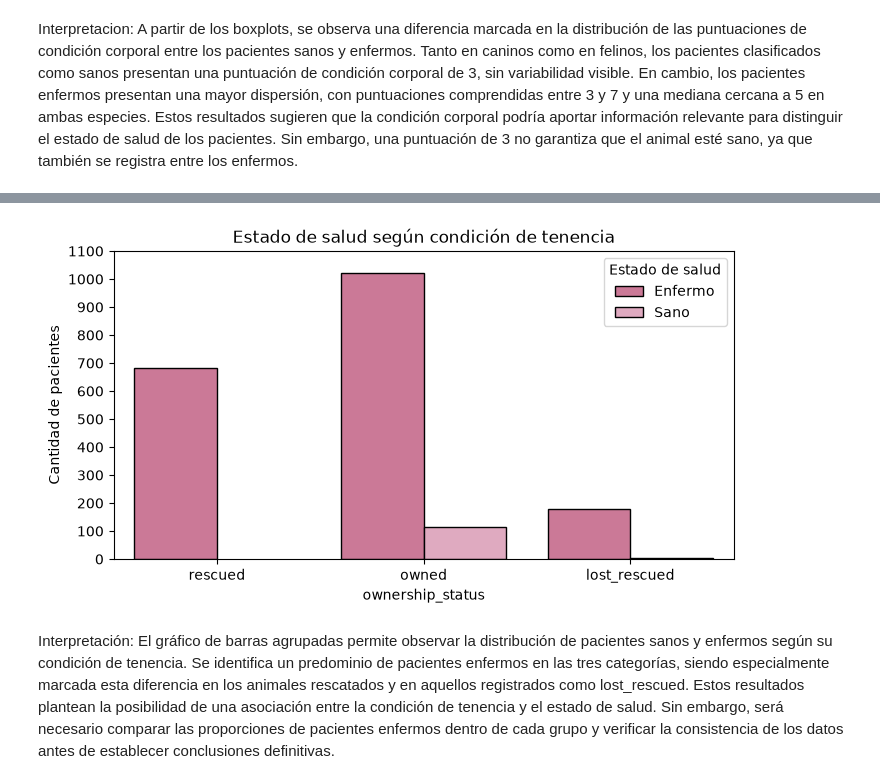
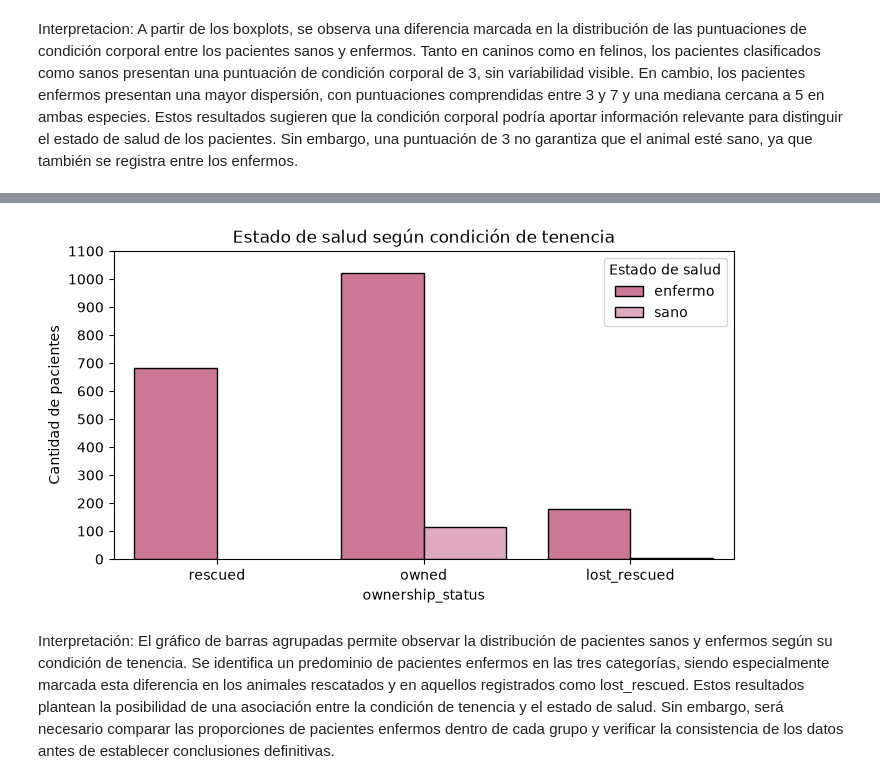
Before and after one commit to juanacebreiros2-ai/TP-PYTONH, a Jupyter notebook: pruebaDataset10.ipynb, the cells around one changed output, grey strips where cells are left out. Drawn from its saved outputs; the diff is of its cells as text; code cells hidden in the pictures.

```diff
--- a/pruebaDataset10.ipynb
+++ b/pruebaDataset10.ipynb
@@ -986,23 +968,19 @@ Estos resultados sugieren que la condición corporal podría aportar informació
 # %%
-# Seleccionamos las columnas necesarias
-datos = df[['ownership_status', 'definitive diagnosis']].dropna().copy()
 
-# Clasificamos a los pacientes como sanos o enfermos
-datos['estado_salud'] = datos['definitive diagnosis'].apply(
-    lambda x: 'Sano' if x.strip().lower() == 'healthy'
-    else 'Enfermo'
+# Seleccionamos las columnas necesarias para el análisis
+datos = df[['ownership_status', 'estado_salud']].copy()
+
+# Graficamos el estado de salud según la condición de tenencia
+graficar_barras(
+    datos,
+    'ownership_status',
+    'Estado de salud según condición de tenencia',
+    hue='estado_salud',
+    paso_y=100,
+    paleta={'enfermo': '#d96b93', 'sano': '#e8a1be'}
 )
+# %% [output]
+[figure, added]
-# %%
-graficar_barras(
-    datos,
-    'ownership_status',
-    'Estado de salud según condición de tenencia',
-    hue='estado_salud',
-    paso_y=100,
-    paleta={'Enfermo': '#d96b93', 'Sano': '#e8a1be'}
-)
-# %% [output]
-[figure, removed]
 # %% [markdown]
 Interpretación: El gráfico de barras agrupadas permite observar la distribución de pacientes sanos y enfermos según su condición de tenencia.
 Se identifica un predominio de pacientes enfermos en las tres categorías, siendo especialmente marcada esta diferencia en los animales rescatados y en aquellos registrados como lost_rescued.
```
Also changed, not shown: parts of 54 cells of this notebook.
